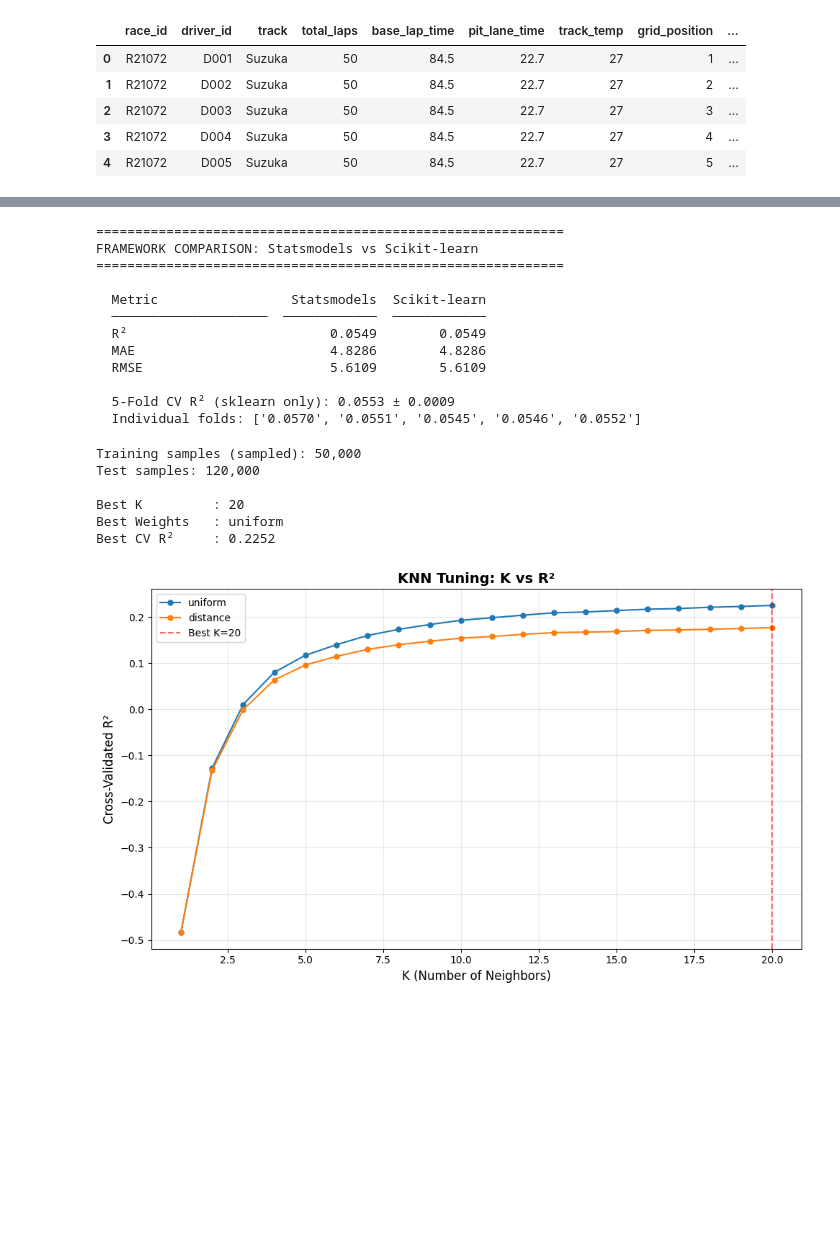
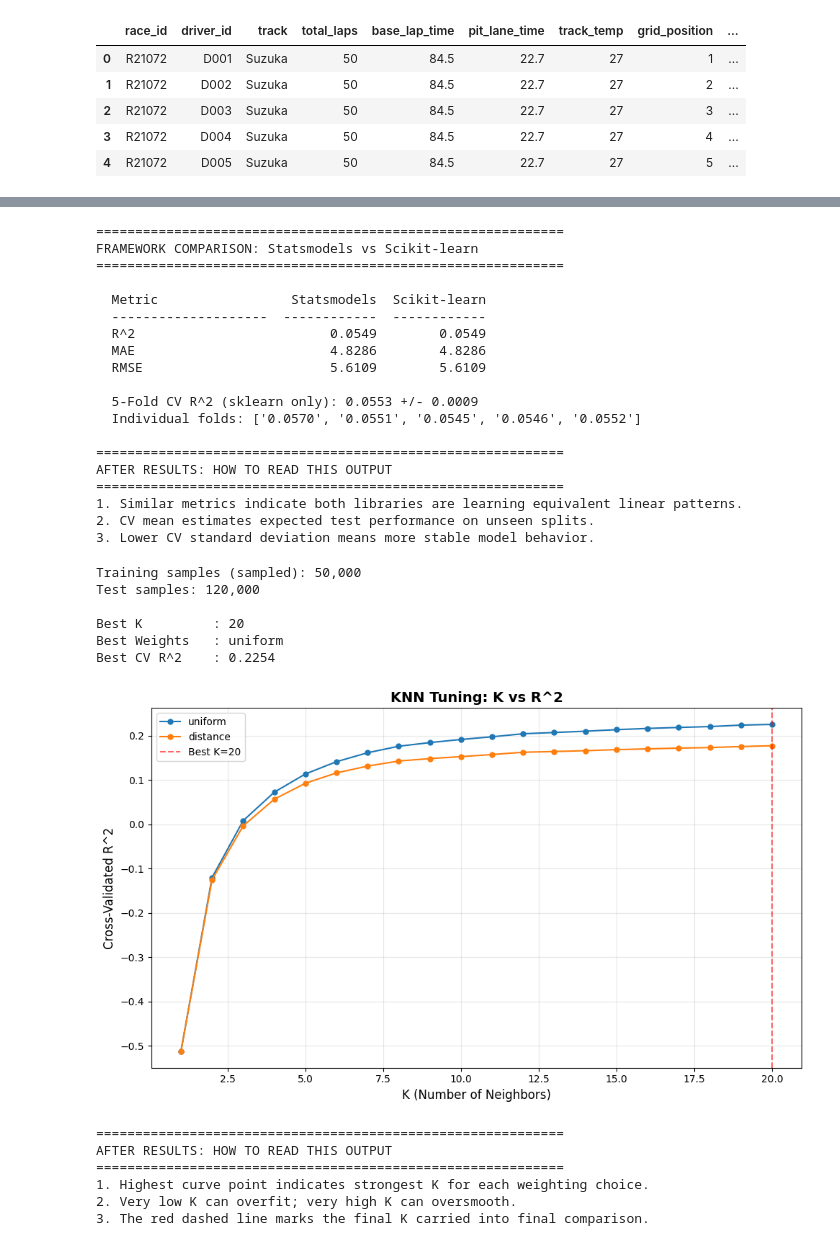
Before and after one commit to malanchanukaherath/ML-Projects, a Jupyter notebook: F1_Race_Strategyipynb.ipynb, the cells around one changed output, grey strips where cells are left out. Saved outputs shown, nothing was run; the diff lists cells and outputs as text; code cells hidden in the pictures; blank space fills up the shorter version.

```diff
--- a/F1_Race_Strategyipynb.ipynb
+++ b/F1_Race_Strategyipynb.ipynb
@@ -388,27 +484,26 @@ METHOD 1: F-Regression Scores
 # %%
-# Prove statsmodels and scikit-learn give identical results,
-# then show what each framework does better
+# STEP 10: Compare statsmodels vs scikit-learn on the same selected features.
+# WHY: Both implement linear regression but serve different purposes.
+#   - statsmodels: deeper statistical interpretation.
+#   - scikit-learn: ML workflow tools like cross-validation.
+# WHAT OUTPUT MEANS: Very similar scores confirm both are consistent implementations.
+# NEXT STEP: Train a non-linear model (KNN) and tune it.
 
-# Use selected features from RFE
 X_sel = df[selected_features]
 y = df['finishing_position']
 
-# Train/test split — 80% train, 20% test
 X_train, X_test, y_train, y_test = train_test_split(
     X_sel, y, test_size=0.2, random_state=42)
 
-# --- Statsmodels OLS ---
 X_train_sm = sm.add_constant(X_train)
 X_test_sm = sm.add_constant(X_test)
 ols_sel = sm.OLS(y_train, X_train_sm).fit()
 y_pred_sm = ols_sel.predict(X_test_sm)
 
-# --- Scikit-learn LinearRegression ---
 lr_sk = LinearRegression()
 lr_sk.fit(X_train, y_train)
 y_pred_sk = lr_sk.predict(X_test)
 
-# Compare — these should be identical
 def rmse(y_true, y_pred):
     return np.sqrt(mean_squared_error(y_true, y_pred))
 
@@ -416,43 +511,57 @@ print("=" * 60)
 print("FRAMEWORK COMPARISON: Statsmodels vs Scikit-learn")
 print("=" * 60)
 print(f"\n  {'Metric':<20s}  {'Statsmodels':>12s}  {'Scikit-learn':>12s}")
-print(f"  {'─'*20}  {'─'*12}  {'─'*12}")
-for name, func in [('R²', r2_score), ('MAE', mean_absolute_error), ('RMSE', rmse)]:
+print(f"  {'-'*20}  {'-'*12}  {'-'*12}")
+for name, func in [('R^2', r2_score), ('MAE', mean_absolute_error), ('RMSE', rmse)]:
     sm_val = func(y_test, y_pred_sm)
     sk_val = func(y_test, y_pred_sk)
     print(f"  {name:<20s}  {sm_val:12.4f}  {sk_val:12.4f}")
 
-# Cross-validation — only scikit-learn can do this natively
 cv_scores = cross_val_score(lr_sk, X_train, y_train, cv=5, scoring='r2')
-print(f"\n  5-Fold CV R² (sklearn only): {cv_scores.mean():.4f} ± {cv_scores.std():.4f}")
+print(f"\n  5-Fold CV R^2 (sklearn only): {cv_scores.mean():.4f} +/- {cv_scores.std():.4f}")
 print(f"  Individual folds: {[f'{s:.4f}' for s in cv_scores]}")
+
+print("\n" + "=" * 60)
+print("AFTER RESULTS: HOW TO READ THIS OUTPUT")
+print("=" * 60)
+print("1. Similar metrics indicate both libraries are learning equivalent linear patterns.")
+print("2. CV mean estimates expected test performance on unseen splits.")
+print("3. Lower CV standard deviation means more stable model behavior.")
 # %% [output]
 ============================================================
 FRAMEWORK COMPARISON: Statsmodels vs Scikit-learn
 ============================================================
 
   Metric                 Statsmodels  Scikit-learn
-  ────────────────────  ────────────  ────────────
-  R²                          0.0549        0.0549
+  --------------------  ------------  ------------
+  R^2                         0.0549        0.0549
   MAE                         4.8286        4.8286
   RMSE                        5.6109        5.6109
 
-  5-Fold CV R² (sklearn only): 0.0553 ± 0.0009
+  5-Fold CV R^2 (sklearn only): 0.0553 +/- 0.0009
   Individual folds: ['0.0570', '0.0551', '0.0545', '0.0546', '0.0552']
+
+============================================================
+AFTER RESULTS: HOW TO READ THIS OUTPUT
+============================================================
+1. Similar metrics indicate both libraries are learning equivalent linear patterns.
+2. CV mean estimates expected test performance on unseen splits.
+3. Lower CV standard deviation means more stable model behavior.
 # %%
-# KNN Regression — tune K using GridSearchCV
-# The full dataset (600K rows) is too large for KNN to run quickly.
-# We sample 50,000 rows for training — this is standard practice
-# for distance-based algorithms on large datasets.
+# STEP 11: Train and tune KNN regression.
+# WHY: KNN can capture local non-linear patterns that linear regression may miss.
+# IMPORTANT: KNN is slow on very large data, so we sample training rows for speed.
+# WHAT OUTPUT MEANS:
+#   - Best K and weights are chosen by cross-validated R^2.
+#   - K vs R^2 plot shows performance trend across neighbor counts.
+# NEXT STEP: Compare best KNN against linear regression on the same test set.
 
-# Sample the data for KNN (keeps the same selected features)
 X_sel = df[selected_features]
 y = df['finishing_position']
 
 X_train_full, X_test, y_train_full, y_test = train_test_split(
     X_sel, y, test_size=0.2, random_state=42)
 
-# Take a 50K sample from training data for KNN speed
 sample_idx = np.random.RandomState(42).choice(len(X_train_full), size=50000, replace=False)
 X_train = X_train_full.iloc[sample_idx]
 y_train = y_train_full.iloc[sample_idx]
@@ -460,44 +569,55 @@ y_train = y_train_full.iloc[sample_idx]
 print(f"Training samples (sampled): {len(X_train):,}")
 print(f"Test samples: {len(X_test):,}")
 
-# Scale features — mandatory for KNN
+# Scaling is required for distance-based algorithms like KNN.
 scaler = StandardScaler()
 X_train_scaled = scaler.fit_transform(X_train)
 X_test_scaled = scaler.transform(X_test)
 
-# Grid search with smaller range: K=1 to 20 (plenty to find the optimum)
 param_grid = {'n_neighbors': list(range(1, 21)),
               'weights': ['uniform', 'distance']}
 grid = GridSearchCV(KNeighborsRegressor(), param_grid,
                     cv=3, scoring='r2', n_jobs=-1)
 grid.fit(X_train_scaled, y_train)
 
 print(f"\nBest K         : {grid.best_params_['n_neighbors']}")
 print(f"Best Weights   : {grid.best_params_['weights']}")
-print(f"Best CV R²     : {grid.best_score_:.4f}")
+print(f"Best CV R^2    : {grid.best_score_:.4f}")
 
-# Plot K vs R² (using pre-computed grid results — no extra fitting!)
 results = pd.DataFrame(grid.cv_results_)
 fig, ax = plt.subplots(figsize=(10, 6))
 for w in ['uniform', 'distance']:
     mask = results['param_weights'] == w
     ax.plot(results[mask]['param_n_neighbors'], results[mask]['mean_test_score'],
             'o-', label=w, markersize=5)
 ax.axvline(grid.best_params_['n_neighbors'], color='red', linestyle='--',
            alpha=0.6, label=f"Best K={grid.best_params_['n_neighbors']}")
 ax.set_xlabel('K (Number of Neighbors)', fontsize=12)
-ax.set_ylabel('Cross-Validated R²', fontsize=12)
-ax.set_title('KNN Tuning: K vs R²', fontsize=14, fontweight='bold')
+ax.set_ylabel('Cross-Validated R^2', fontsize=12)
+ax.set_title('KNN Tuning: K vs R^2', fontsize=14, fontweight='bold')
 ax.legend()
 ax.grid(True, alpha=0.3)
 plt.tight_layout()
 plt.show()
+
+print("\n" + "=" * 60)
+print("AFTER RESULTS: HOW TO READ THIS OUTPUT")
+print("=" * 60)
+print("1. Highest curve point indicates strongest K for each weighting choice.")
+print("2. Very low K can overfit; very high K can oversmooth.")
+print("3. The red dashed line marks the final K carried into final comparison.")
 # %% [output]
 Training samples (sampled): 50,000
 Test samples: 120,000
 
 Best K         : 20
 Best Weights   : uniform
-Best CV R²     : 0.2252
+Best CV R^2    : 0.2254
-[figure, old version]
+[figure, new version]
+============================================================
+AFTER RESULTS: HOW TO READ THIS OUTPUT
+============================================================
+1. Highest curve point indicates strongest K for each weighting choice.
+2. Very low K can overfit; very high K can oversmooth.
+3. The red dashed line marks the final K carried into final comparison.
 # %%
```
Also changed, not shown: parts of 12 cells of this notebook, 1 other file.
